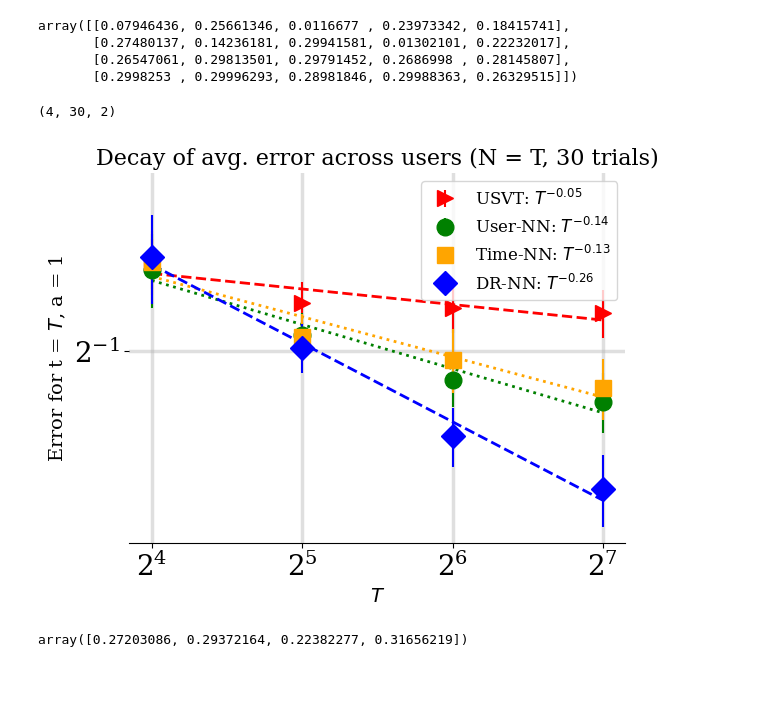
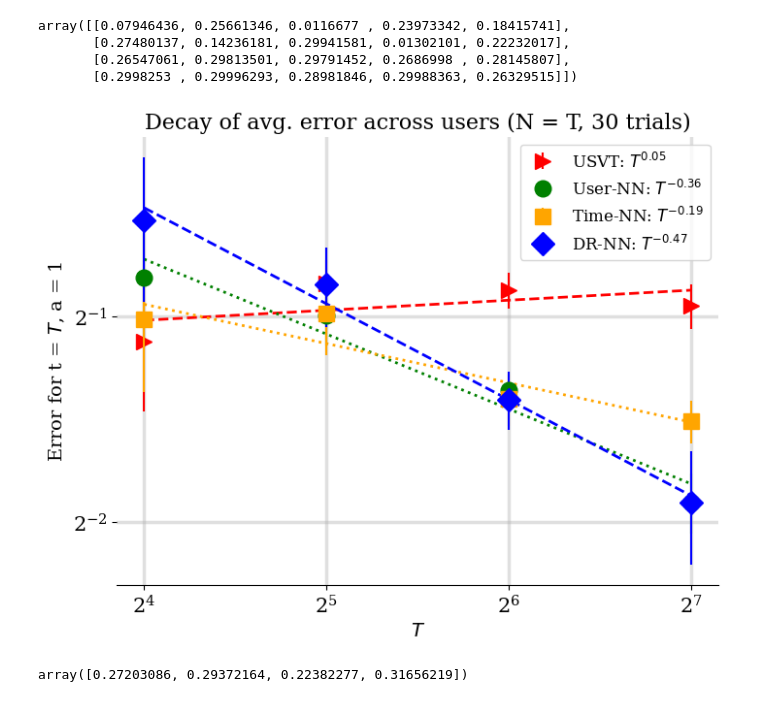
Before and after one commit to calebchin/DRNN, a Jupyter notebook: drnn_sims.ipynb, the cells around one changed output. Drawn from its saved outputs; the diff is of its cells as text; code cells hidden in the pictures.

```diff
--- a/drnn_sims.ipynb
+++ b/drnn_sims.ipynb
@@ -330,10 +380,10 @@ FileNotFoundError: [Errno 2] No such file or directory: 'experimental_results/dr
 # %%
 # non lin
 direc = "experimental_results"
-drnn_err = np.load(direc + "/drnn_full_etarand_ssplit_mcar_N4_7_blin_uv11_d4_p5_abs_err.npy")
-drnn_eta = np.load(direc + "/drnn_full_etarand_ssplit_mcar_N4_7_blin_uv11_d4_p5_abs_eta.npy")
-unit_err = np.load(direc + "/drnn_full_etarand_ssplit_mcar_N4_7_blin_uv11_d4_p5_unit_abs_err.npy")
-unit_eta = np.load(direc + "/drnn_full_etarand_ssplit_mcar_N4_7_blin_uv11_d4_p5_unit_abs_eta.npy")
-time_err = np.load(direc + "/drnn_full_etarand_ssplit_mcar_N4_7_blin_uv11_d4_p5_time_abs_err.npy")
-time_eta = np.load(direc + "/drnn_full_etarand_ssplit_mcar_N4_7_blin_uv11_d4_p5_time_abs_eta.npy")
-usvt_err = np.load(direc + "/drnn_full_etarand_ssplit_mcar_N4_7_blin_uv11_d4_p5_usvt_abs_err.npy")
+drnn_err = np.load(direc + "/drnn_mcar_N4_7_p5_nonlin_cube_uv11_d2_abs_err.npy")
+drnn_eta = np.load(direc + "/drnn_mcar_N4_7_p5_nonlin_cube_uv11_d2_abs_eta.npy")
+unit_err = np.load(direc + "/drnn_mcar_N4_7_p5_nonlin_cube_uv11_d2_unit_abs_err.npy")
+unit_eta = np.load(direc + "/drnn_mcar_N4_7_p5_nonlin_cube_uv11_d2_unit_abs_eta.npy")
+time_err = np.load(direc + "/drnn_mcar_N4_7_p5_nonlin_cube_uv11_d2_time_abs_err.npy")
+time_eta = np.load(direc + "/drnn_mcar_N4_7_p5_nonlin_cube_uv11_d2_time_abs_eta.npy")
+usvt_err = np.load(direc + "/drnn_mcar_N4_7_p5_nonlin_cube_uv11_d2_usvt_abs_err.npy")
@@ -457,7 +498,7 @@ import matplotlib as mpl
 plt.rc('font', family='serif')
 plt.rc('text', usetex=False)
 plt.rc('axes', axisbelow=True)
-label_size = 20
+label_size = 15
 mpl.rcParams['xtick.labelsize'] = label_size
 mpl.rcParams['ytick.labelsize'] = label_size
 mpl.rcParams['axes.labelsize'] = label_size
@@ -470,10 +511,6 @@ mpl.rcParams['legend.fontsize'] = label_size
 
 lss = ['--',  ':', '-.', '-', '--', '-.', ':', '-', '--', '-.', ':', '-']
 mss = ['x', 'o', '>', 's', 'D', '>', 'D', '>', 's', 'o', 'D']
-# %%
-time_err.shape
-# %% [output]
-(4, 30, 2)
 # %%
 import numpy as np
 import matplotlib.pyplot as plt
@@ -481,6 +518,7 @@ import matplotlib.pyplot as plt
 # Define T values and corresponding error rates for each method
 T_values = np.array([2**4, 2**5, 2**6, 2**7])
 
+# USVT_errors = 2**-3 * T_values**-0.10
 UserNN_errors = np.nanmean(unit_err, axis = 1)
 TimeNN_errors = np.nanmean(time_err, axis = 1)
 DRNN_errors = np.nanmean(drnn_err, axis = 1)
@@ -494,7 +532,7 @@ usvt_stderr = np.nanstd(usvt_err, axis = 1) / np.sqrt(usvt_err.shape[1])
 
 
 # Create the plot
-plt.figure()
+plt.figure(figsize=(8, 6))
 #plt.plot(T_values, USVT_errors, 'r', linestyle='-', marker='D', markersize=8, linewidth=2, label=r'USVT: $T^{-0.46}$')
 
 def add_regression_line(x, y, color, label, linestyle):
@@ -510,38 +548,38 @@ tnn_slope = add_regression_line(T_values, TimeNN_errors, 'orange', 'Time-NN', ':
 drnn_slope = add_regression_line(T_values, DRNN_errors, 'blue', 'DR-NN', '--')
 
 # Plot each method with corresponding markers, colors, and line styles
 plt.errorbar(T_values, USVT_errors, yerr=usvt_stderr, fmt = 'r', marker='>', markersize=12, linestyle='None', barsabove=True, label=rf'USVT: $T^{{{usvt_slope:.2f}}}$')
 plt.errorbar(T_values, UserNN_errors, yerr=unn_stderr, fmt = 'g', marker='o', markersize=12, linestyle='None', label=rf'User-NN: $T^{{{unn_slope:.2f}}}$')
 plt.errorbar(T_values, TimeNN_errors, yerr=tnn_stderr, fmt='s', color = "orange", marker='s', linestyle='None', markersize=12, label=rf'Time-NN: $T^{{{tnn_slope:.2f}}}$')
 plt.errorbar(T_values, DRNN_errors, fmt='bD', yerr=drnn_stderr, markersize=12, linestyle="None", label=rf'DR-NN: $T^{{{drnn_slope:.2f}}}$')
 
 # Logarithmic scale for both axes
 plt.xscale('log', base=2)
 plt.yscale('log', base=2)
-plt.ylim(0, 0.75)
+
 # Axis labels
-plt.xlabel(r'T', fontsize=14)
-plt.ylabel(r'Error for t = T, a = 1', fontsize=14)
+plt.xlabel(r'$T$', fontsize=14)
+plt.ylabel(r'Error for t = $T$, a = 1', fontsize=14)
 
 # Title
 plt.title(r'Decay of avg. error across users (N = T, 30 trials)', fontsize=16)
 
 # Add legend
 plt.legend(fontsize=12)
 
 # Grid for better readability
 #plt.grid(True, which="both", linestyle='--', linewidth=0.5)
 ax1 = plt.gca()
 ax1.spines['top'].set_visible(False)
 ax1.spines['right'].set_visible(False)
 ax1.spines['left'].set_visible(False)
 ax1.grid(True, alpha=0.4)
 
 
 # Show the plot#
-plt.savefig("drnn_mcar_nonlin_uv11_abserr_decay.pdf", bbox_inches = "tight")
+#plt.savefig("drnn_mcar_blin_uv55_abserr_decay2_4_7.pdf", bbox_inches = "tight")
 # %% [output]
-[figure, old version]
+[figure, new version]
 # %%
 np.mean(usvt_err, axis = 1)
 # %% [output]
```
Also changed, not shown: parts of 18 cells of this notebook, 2 other files.
